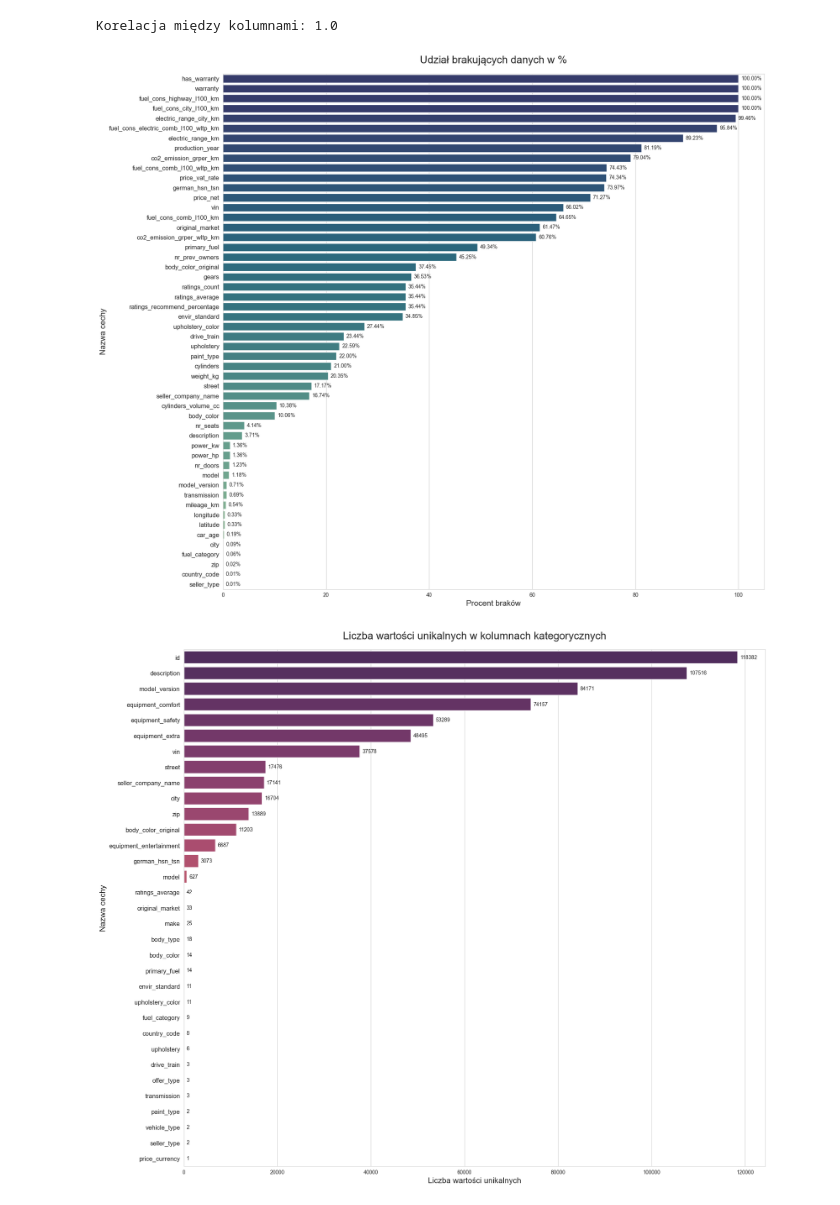
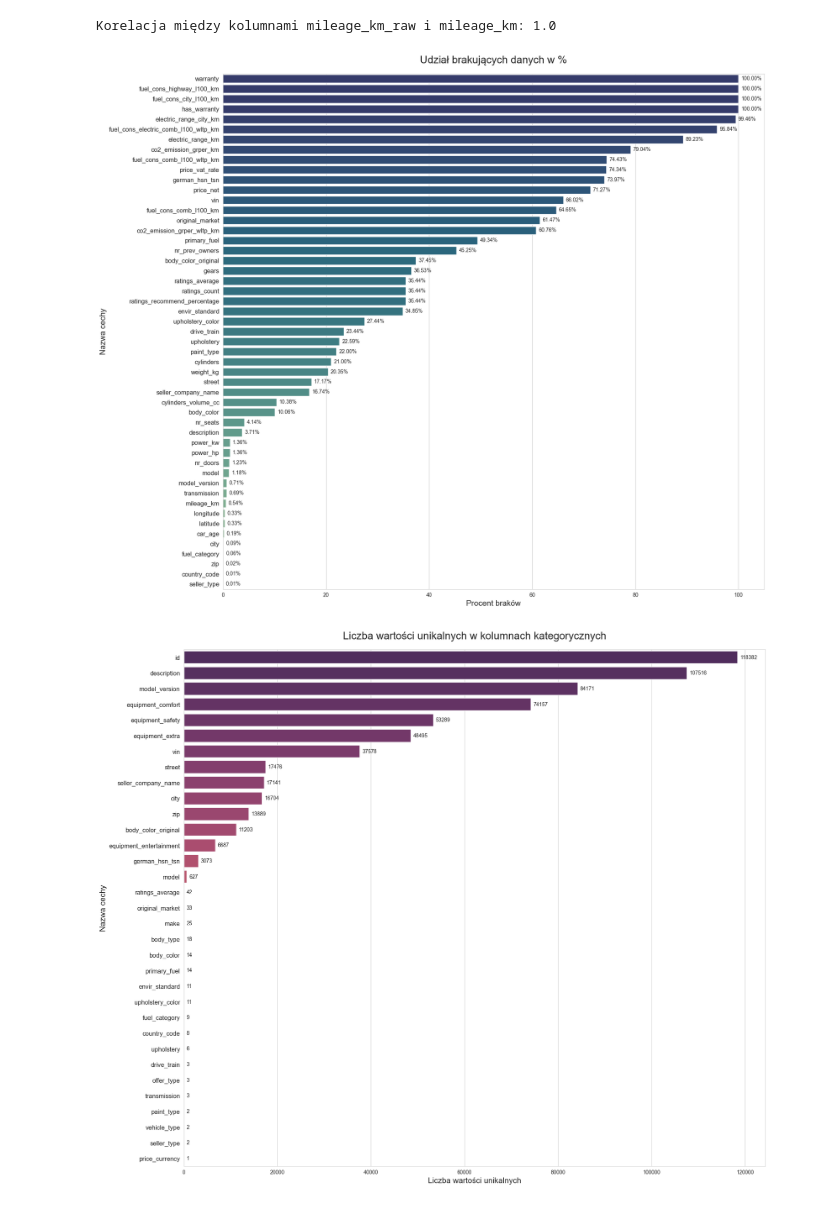
Before and after one commit to Magda-Tyton/Projekt_ML, a Jupyter notebook: notebooks/eda.ipynb, the cells around one changed output. Saved outputs shown, nothing was run; the diff lists cells and outputs as text; code cells hidden in the pictures.

```diff
--- a/notebooks/eda.ipynb
+++ b/notebooks/eda.ipynb
@@ -44,7 +26,7 @@ df['mileage_km'] = df['mileage_km'].str.replace(',', '', regex=False).astype('fl
 
 # mileage_km to to samo co mileage_km raw, można więc usunąć jedną z tych kolumn
 correlation = df['mileage_km_raw'].corr(df['mileage_km'])
-print(f"Korelacja między kolumnami: {correlation}")
+print(f"Korelacja między kolumnami mileage_km_raw i mileage_km: {correlation}")
 
 del df['mileage_km_raw']
 
@@ -53,37 +35,38 @@ del df['mileage_km_raw']
 df['registration_date'] = df['registration_date'].str.extract('(\d{4})').astype('float64')
 df['car_age'] = 2026 - df['registration_date']
 del df['registration_date']
+del df['production_year']
 # %% [output]
-Korelacja między kolumnami: 1.0
+Korelacja między kolumnami mileage_km_raw i mileage_km: 1.0
 # %%
 #brakujące dane w zbiorze
 
 missing_data = (df.isnull().sum()/len(df)) *100
 missing_data = missing_data[missing_data>0].sort_values(ascending = False).reset_index()
 missing_data.columns = ["Cecha","Procent"]
 
 plt.figure(figsize=(18,15))
 sns.set_style("whitegrid")
 plt.title('Udział brakujących danych w %',fontsize= 20,pad=20)
 ax = sns.barplot(
     x='Procent',
     y='Cecha',
     data = missing_data,
-    palette = sns.color_palette("crest",44),
+    palette = sns.color_palette("crest",43),
     hue = 'Procent',
     legend = False
 )
 
 for container in ax.containers:
     ax.bar_label(container,fmt='%.2f%%', padding=5,fontsize= 10)
 
 plt.yticks(fontsize=12)
 plt.xlabel('Procent braków',fontsize= 15)
 plt.ylabel('Nazwa cechy',fontsize = 15)
 plt.tight_layout()
 plt.show()
 # %% [output]
-[figure, old version]
+[figure, new version]
 # %%
 # kolumny fuel_cons_city_l100_km, has_warranty, warranty oraz fuel_cons_highway_l100_km są całkowicie puste, można je więc usunąć
 
```
Also changed, not shown: parts of 16 cells of this notebook, 2 other files.
